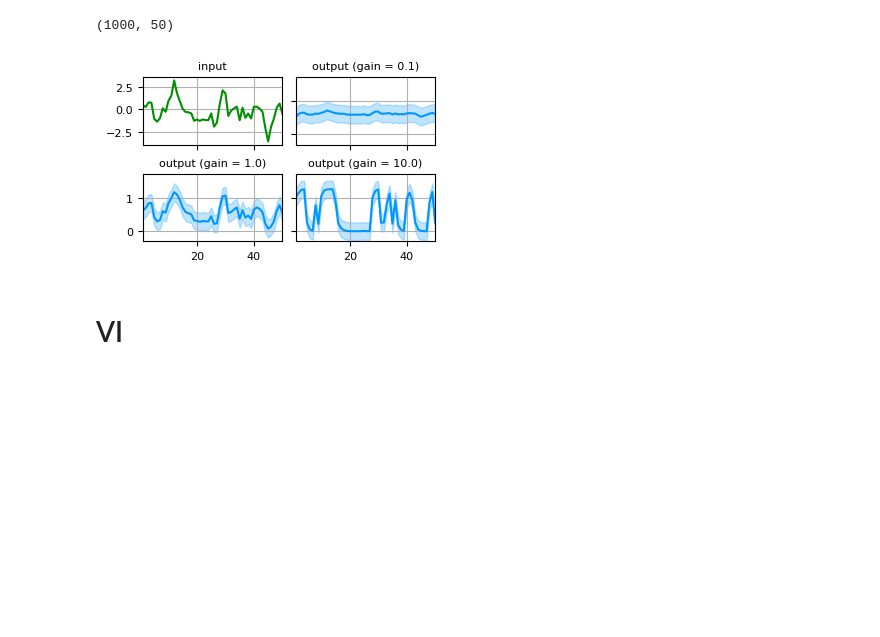
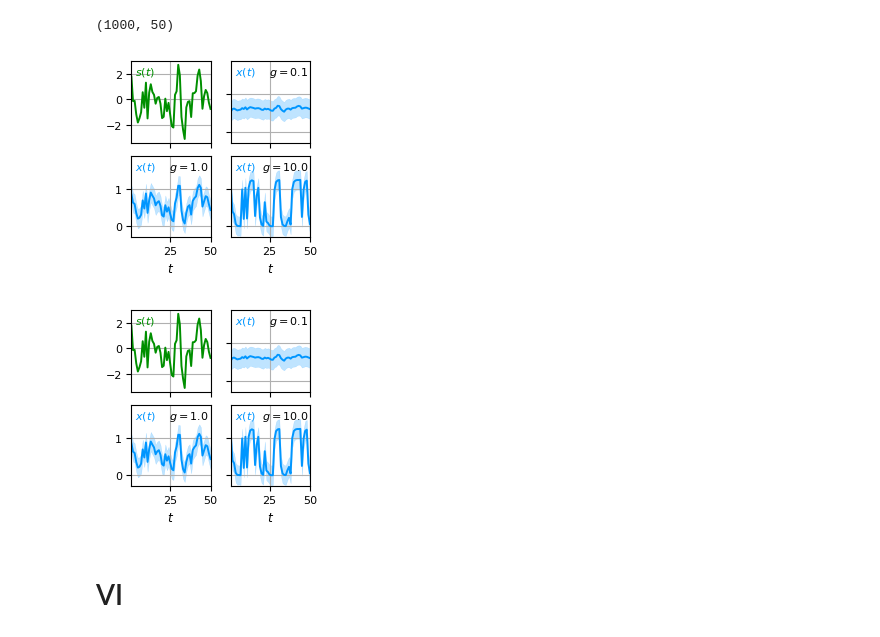
Before and after one commit to manuel-rhdt/ml-pws, a Jupyter notebook: notebooks/03_nonlinear.ipynb, the cells around one changed output. Cells and saved outputs as stored; diff of their text form; code cells hidden in the pictures; blank space fills up the shorter version.

```diff
--- a/notebooks/03_nonlinear.ipynb
+++ b/notebooks/03_nonlinear.ipynb
@@ -120,8 +125,8 @@ ax2.imshow(s_cov_mat)
 <matplotlib.image.AxesImage at 0x...>
 [figure]
 # %%
-s_probs, s = s_model(jnp.zeros((1000, 50)), generate=True, rngs=nnx.Rngs(s_key))
-s_probs.shape, s.shape
+s_probs, epsilon = s_model(jnp.zeros((1000, 50)), generate=True, rngs=nnx.Rngs(s_key))
+s_probs.shape, epsilon.shape
 # %% [output]
 ((1000,), (1000, 50))
 # %% [markdown]
@@ -211,36 +173,44 @@ $$
 \ln\frac{P(s, x_{0:n})}{P(s)P(x_{0:n})} = -U_n(s) - \ln P(s) - \ln\int ds\ e^{-U_n(s)}
 $$
 # %%
-_, x = logistic_model(s, jnp.zeros_like(s), generate=True, rngs=nnx.Rngs(generate=x_key))
+_, x = logistic_model(epsilon, jnp.zeros_like(epsilon), generate=True, rngs=nnx.Rngs(generate=x_key))
 x.shape
 # %% [output]
 (1000, 50)
 # %%
-test_s = s[1]
+test_s = epsilon[1]
 time = np.arange(1,51)
+plt.style.use('seaborn-v0_8-paper')
 with plt.rc_context({'font.size': 8}):
-    fig, axs = plt.subplots(2, 2, constrained_layout=True, figsize=(243 / 72, 150 / 72))
+    fig, axs = plt.subplots(2, 2, constrained_layout=True, figsize=(158 / 72, 160 / 72))
     axs[0,0].plot(time, test_s, color='#008F00')
-    axs[0,0].set_title('input', fontsize=8)
+    axs[0,0].text(0.05, 0.95, '$s(t)$', fontsize=8, transform=axs[0,0].transAxes, verticalalignment='top', color='#008F00')
+    axs[0,0].set_yticks([-2, 0, 2])
     for i in [0,1]:
         axs[0,i].set_xticklabels([])
         axs[i,1].set_yticklabels([])
+        axs[1,i].set_xlabel('$t$')
     for ax in axs.reshape(-1):
         ax.grid(visible=True)
         ax.set_xlim(1,50)
+        ax.tick_params(axis='both', which='major', pad=3)
     for gain, coord in zip([0.1, 1.0, 10.0], [(0, 1), (1, 0), (1, 1)]):
-        model = LogisticModel(gain=gain, decay=0.2, noise=0.2)
-        _, test_x = model(jnp.tile(test_s, (10_000, 1)), jnp.empty((10_000, test_s.shape[0])), generate=True, rngs=nnx.Rngs(generate=x_key))
+        axs[coord].text(0.05, 0.95, f'$x(t)$', transform=axs[coord].transAxes, fontsize=8, verticalalignment='top', horizontalalignment='left', color='#0096FF')
+        axs[coord].text(0.98, 0.95, f'$g = {gain}$', transform=axs[coord].transAxes, fontsize=8, verticalalignment='top', horizontalalignment='right')
+        var_model = LogisticModel(gain=gain, decay=0.2, noise=0.2)
+        _, test_x = var_model(jnp.tile(test_s, (10_000, 1)), jnp.empty((10_000, test_s.shape[0])), generate=True, rngs=nnx.Rngs(generate=x_key))
         q10 = jnp.percentile(test_x, 10, axis=0)
         q90 = jnp.percentile(test_x, 90, axis=0)
         axs[coord].plot(time, jnp.mean(test_x, axis=0), color='#0096FF')
         axs[coord].fill_between(time, q10, q90, alpha=0.25, color='#0096FF')
-        axs[coord].set_title(f"output (gain = {gain})", fontsize=8)
-        axs[coord].set_ylim(-0.3, 1.7)
+        # axs[coord].set_title(f"output (g = {gain})", fontsize=8)
+        axs[coord].set_ylim(-0.3, 1.9)
 
 fig.savefig('../reports/figures/input_output.pdf')
+fig
 # %% [output]
-[figure, old version]
+[figure, new version]
+[figure, added]
 # %% [markdown]
 # VI
 # %% [markdown]
```
Also changed, not shown: parts of 77 cells of this notebook, 44 other files.
